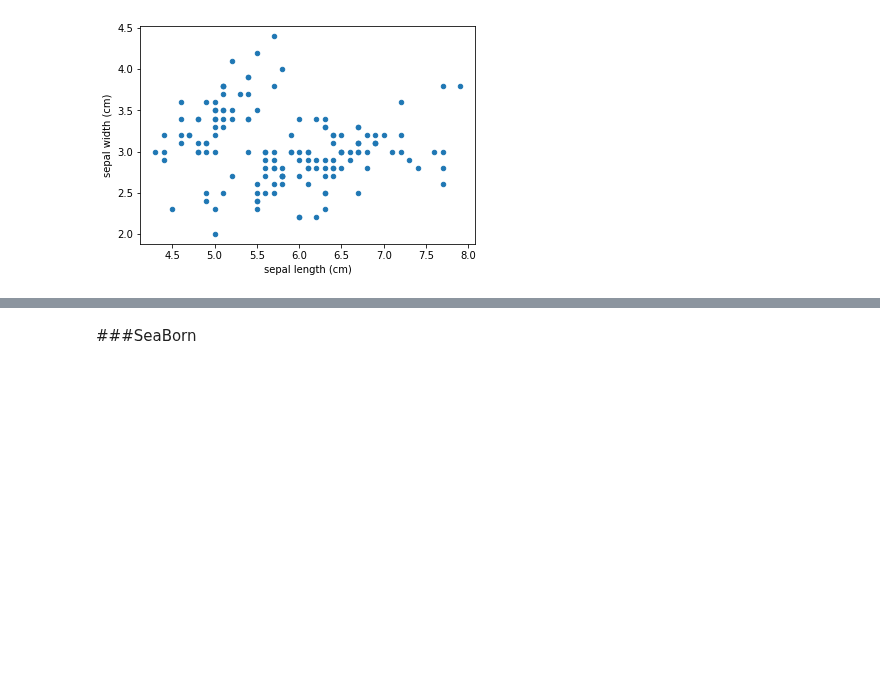
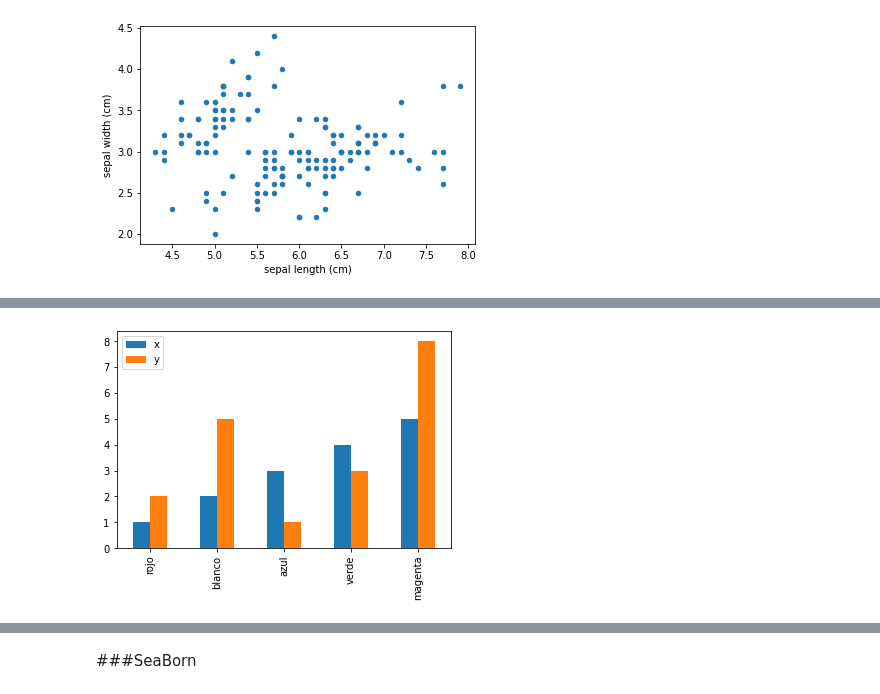
Before and after one commit to jcjimenezb123/ProgramacionPython, a Jupyter notebook: DataFrames.ipynb, the cells around one changed output, grey strips where cells are left out. Cells and saved outputs as stored; diff of their text form; code cells hidden in the pictures; blank space fills up the shorter version.

```diff
--- a/DataFrames.ipynb
+++ b/DataFrames.ipynb
@@ -700,0 +672,4 @@ df.plot(kind='scatter',x='sepal length (cm)',y='sepal width (cm)');
+# %%
+df2.plot.bar();
+# %% [output]
+[figure, added]
```
Also changed, not shown: parts of 42 cells of this notebook.
